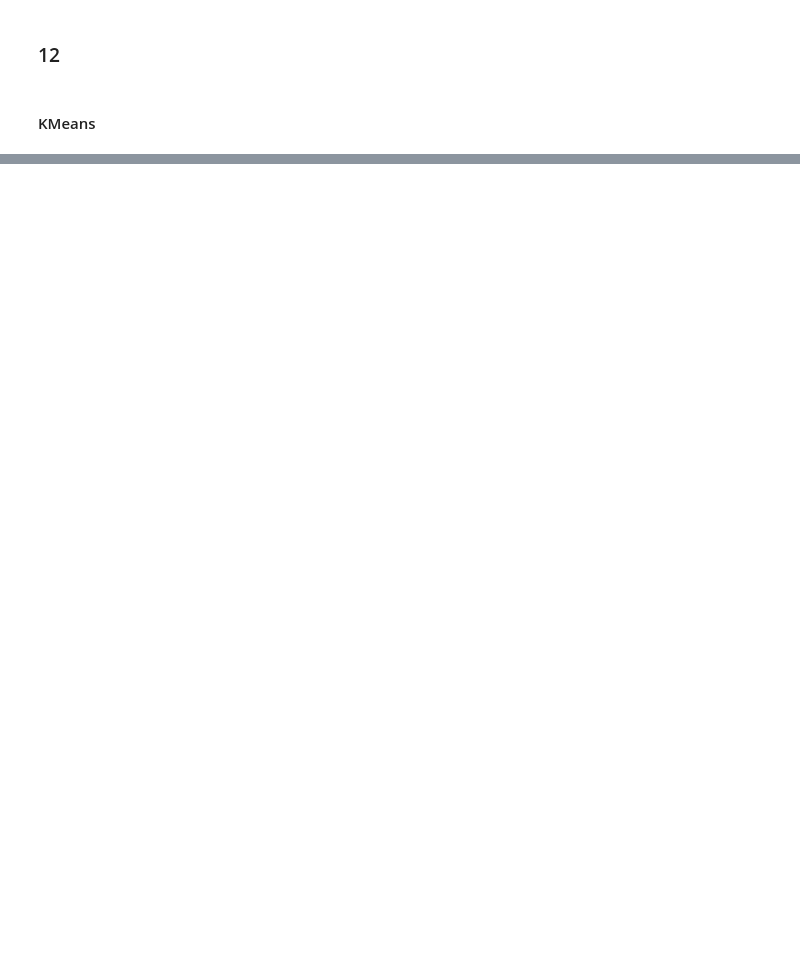
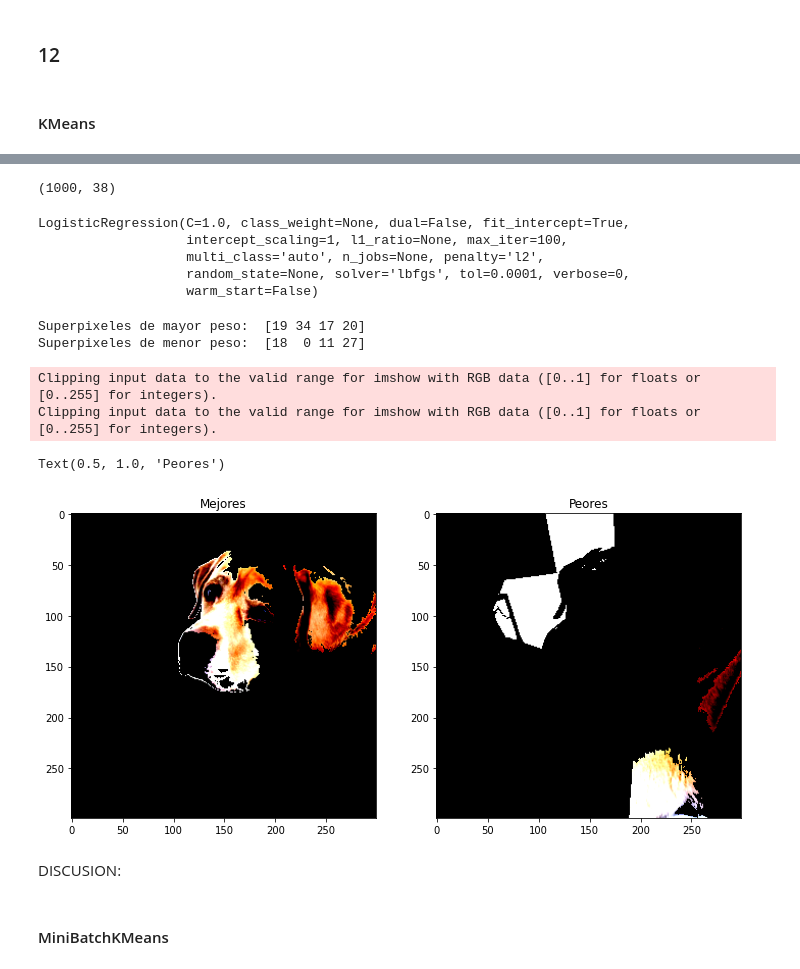
Before and after one commit to gabriel-ortega-hernandez/Tarea-2-Grupo-3, a Jupyter notebook: MA6202_T2.ipynb, the cells around one changed output, grey strips where cells are left out. Cells and saved outputs as stored; diff of their text form; code cells hidden in the pictures; blank space fills up the shorter version.

```diff
--- a/MA6202_T2.ipynb
+++ b/MA6202_T2.ipynb
@@ -489,3 +497,14 @@ Text(0.5, 1.0, 'Cluster 2')
 ### 12
 # %% [markdown]
 #### KMeans
+# %%
+# Se genera un arreglo de imagenes perturbadas según el arreglo perturbaciones.
+#imagenes_perturbadas_km = np.array([perturbar_imagen(
+#    imagen_procesada,perturbacion,km_labels) for perturbacion in perturbaciones])
+
+# Se guarda el arreglo de imagenes perturbadas para replicabilidad.
+#np.save("imagenes_perturbadas_km.npy" , arr=imagenes_perturbadas_km)
+
+# Se carga el arreglo de imagenes perturbadas
+imagenes_perturbadas_km = np.load("imagenes_perturbadas_km.npy")
+imagenes_perturbadas_km.shape
@@ -491,0 +542,55 @@ Text(0.5, 1.0, 'Cluster 2')
+# %%
+# Se genera el conjunto de entrenamiento D_p_km concatenando el vector y sobre
+# el arreglo de perturbaciones
+D_p_km = np.column_stack([perturbaciones,y_km])
+D_p_km.shape
+# %% [output]
+(1000, 38)
+# %%
+# Se crea el modelo de regresión logística y se ajusta a los datos de entrenamiento
+modelo_logistico_km = LogisticRegression()
+modelo_logistico_km.fit(X=D_p_km[:,:-1], y=D_p_km[:,-1:].ravel(), sample_weight=pi_x)
+# %% [output]
+LogisticRegression(C=1.0, class_weight=None, dual=False, fit_intercept=True,
+                   intercept_scaling=1, l1_ratio=None, max_iter=100,
+                   multi_class='auto', n_jobs=None, penalty='l2',
+                   random_state=None, solver='lbfgs', tol=0.0001, verbose=0,
+                   warm_start=False)
+# %%
+# Se guarda el vector con los coeficientes del ajuste anterior
+coeficientes_km = modelo_logistico_km.coef_[0]
+
+# Se consideran los superpixeles más relevantes(con mayor peso) y los menos
+# relevantes(menor peso), en la predicción.
+n_sp = 4
+mejores_superpixeles_km = np.argsort(coeficientes_km)[-n_sp:]
+peores_superpixeles_km = np.argsort(coeficientes_km)[:n_sp]
+print("Superpixeles de mayor peso: ", mejores_superpixeles_km)
+print("Superpixeles de menor peso: ", peores_superpixeles_km)
+
+# Se crea una perturbacion mascara con los mejores_superpixeles
+mascara_mejores_km, mascara_peores_km = np.zeros(n_superpixeles), np.zeros(n_superpixeles)
+mascara_mejores_km[mejores_superpixeles_km]= True #Activa los mejores superpixeles
+mascara_peores_km[peores_superpixeles_km]= True #Activa los peores superpixeles
+
+# Se perturba la imagen con la mascara
+imagen_mascara_mejores_km = perturbar_imagen(imagen_procesada, mascara_mejores_km, km_labels)
+imagen_mascara_peores_km = perturbar_imagen(imagen_procesada, mascara_peores_km, km_labels)
+
+# Se muestra la imagen
+fig, ax = plt.subplots(nrows=1, ncols=2,figsize=[12,13])
+ax[0].imshow(imagen_mascara_mejores_km)
+ax[0].set_title('Mejores')
+ax[1].imshow(imagen_mascara_peores_km)
+ax[1].set_title('Peores')
+# %% [output]
+Superpixeles de mayor peso:  [19 34 17 20]
+Superpixeles de menor peso:  [18  0 11 27]
+Clipping input data to the valid range for imshow with RGB data ([0..1] for floats or [0..255] for integers).
+Clipping input data to the valid range for imshow with RGB data ([0..1] for floats or [0..255] for integers).
+Text(0.5, 1.0, 'Peores')
+[figure, added]
+# %% [markdown]
+DISCUSION:
+# %% [markdown]
+#### MiniBatchKMeans
```
Also changed, not shown: parts of 20 cells of this notebook.
